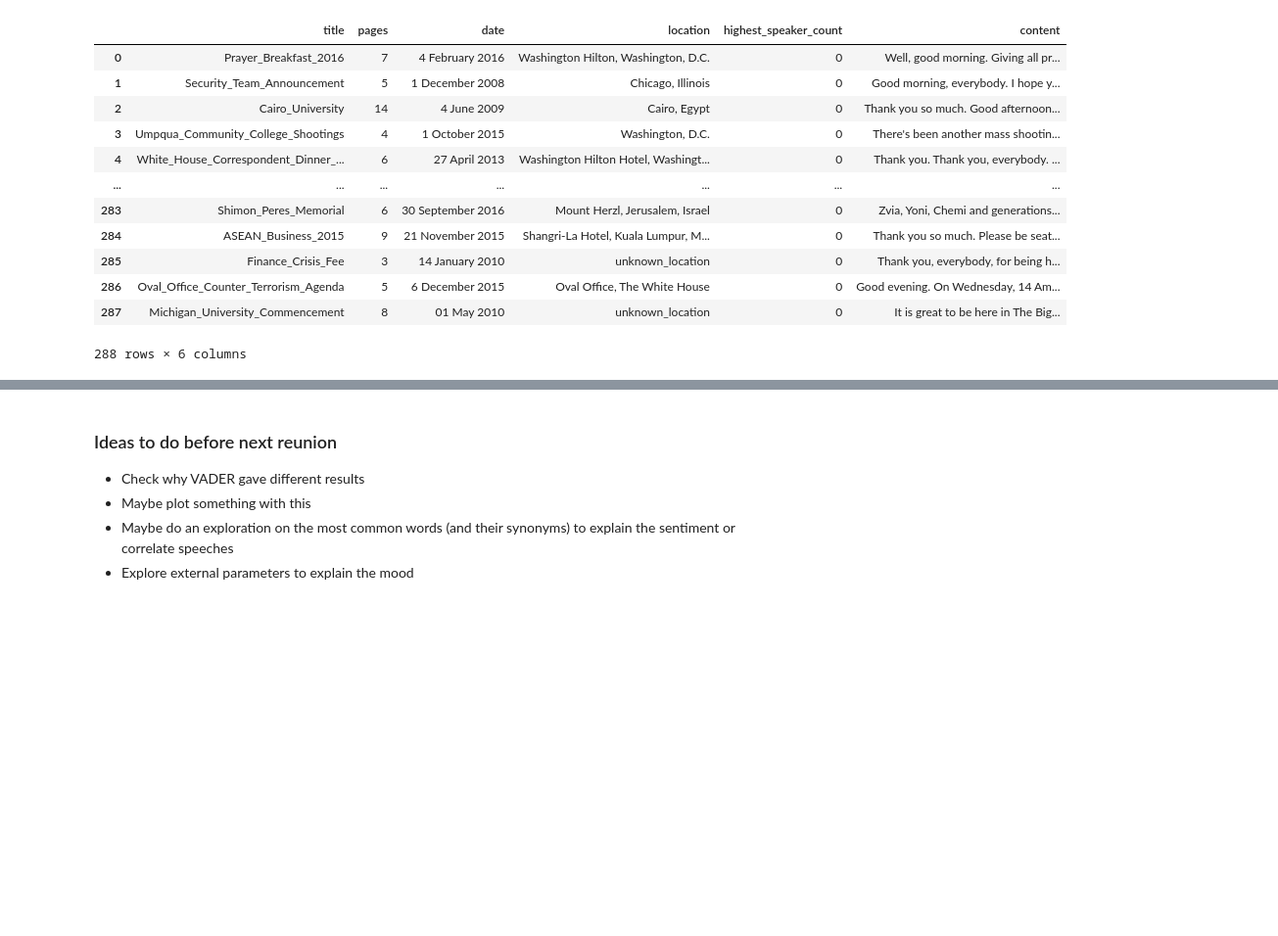
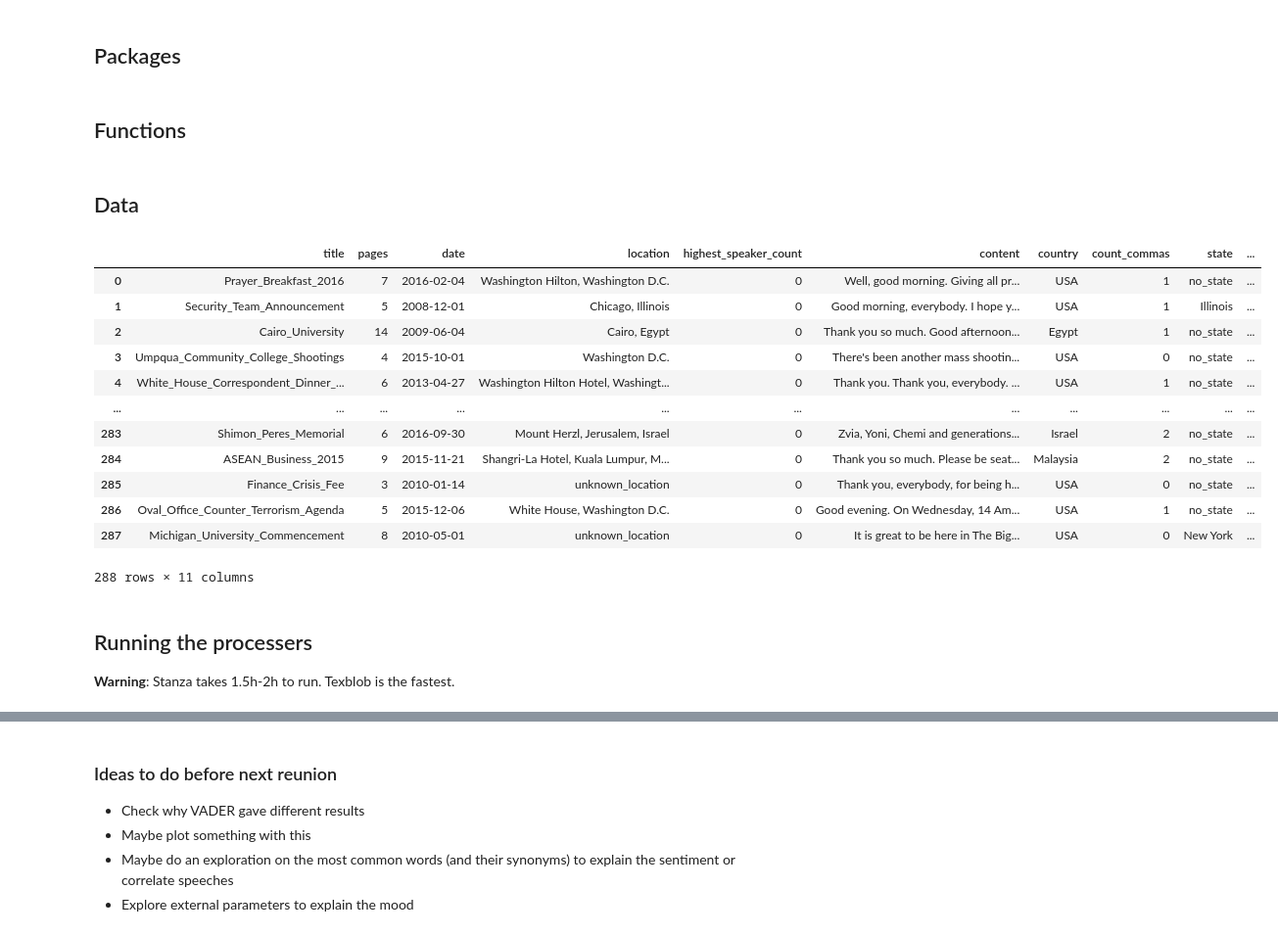
Before and after one commit to jfsalcedo10/mda-kuwait, a Jupyter notebook: Sentiment Analysis/SentimentAnalysis.ipynb, the cells around one changed output, grey strips where cells are left out. Shown at 98% size. Saved outputs shown, nothing was run; the diff lists cells and outputs as text; code cells hidden in the pictures; blank space fills up the shorter version.

```diff
--- a/Sentiment Analysis/SentimentAnalysis.ipynb
+++ b/Sentiment Analysis/SentimentAnalysis.ipynb
@@ -3,5 +3,7 @@
 
 **⛳️ Goal**: Analyzing the sentiments of the speeches using an unsupervised machine learning technique.
+# %% [markdown]
+## Packages
 # %%
 from pathlib import Path
 from vaderSentiment.vaderSentiment import SentimentIntensityAnalyzer
@@ -25,4 +27,6 @@ csv_path = project_path / "speeches_csv"
 
 # Other basics
 stanza.download('en',verbose=False)
+# %% [markdown]
+## Functions
 # %%
@@ -89,23 +109,25 @@ def vader_fn (string, j, max_j):
+# %% [markdown]
+## Data
 # %%
 # Adquire the speeches and clean for speeches (not interviews, to deal in the future)
-df = pd.read_csv(csv_path / "all_speeches.txt")
+df = pd.read_csv(csv_path / "all_speeches_cleaned.txt")
 OneSpeaker = df[ df["highest_speaker_count"] == 0 ]
 OneSpeaker.reset_index(drop=True, inplace=True)
 OneSpeaker
 # %% [output]
-|  | title | pages | date | location | highest_speaker_count | content |
-| 0 | Prayer_Breakfast_2016 | 7 | 4 February 2016 | Washington Hilton, Washington, D.C. | 0 | Well, good morning. Giving all pr... |
-| 1 | Security_Team_Announcement | 5 | 1 December 2008 | Chicago, Illinois | 0 | Good morning, everybody. I hope y... |
-| 2 | Cairo_University | 14 | 4 June 2009 | Cairo, Egypt | 0 | Thank you so much. Good afternoon... |
-| 3 | Umpqua_Community_College_Shootings | 4 | 1 October 2015 | Washington, D.C. | 0 | There's been another mass shootin... |
-| 4 | White_House_Correspondent_Dinner_... | 6 | 27 April 2013 | Washington Hilton Hotel, Washingt... | 0 | Thank you. Thank you, everybody. ... |
-| ... | ... | ... | ... | ... | ... | ... |
-| 283 | Shimon_Peres_Memorial | 6 | 30 September 2016 | Mount Herzl, Jerusalem, Israel | 0 | Zvia, Yoni, Chemi and generations... |
-| 284 | ASEAN_Business_2015 | 9 | 21 November 2015 | Shangri-La Hotel, Kuala Lumpur, M... | 0 | Thank you so much. Please be seat... |
-| 285 | Finance_Crisis_Fee | 3 | 14 January 2010 | unknown_location | 0 | Thank you, everybody, for being h... |
-| 286 | Oval_Office_Counter_Terrorism_Agenda | 5 | 6 December 2015 | Oval Office, The White House | 0 | Good evening. On Wednesday, 14 Am... |
-| 287 | Michigan_University_Commencement | 8 | 01 May 2010 | unknown_location | 0 | It is great to be here in The Big... |
+|  | title | pages | date | location | highest_speaker_count | content | country | count_commas | state | ... |
+| 0 | Prayer_Breakfast_2016 | 7 | 2016-02-04 | Washington Hilton, Washington D.C. | 0 | Well, good morning. Giving all pr... | USA | 1 | no_state | ... |
+| 1 | Security_Team_Announcement | 5 | 2008-12-01 | Chicago, Illinois | 0 | Good morning, everybody. I hope y... | USA | 1 | Illinois | ... |
+| 2 | Cairo_University | 14 | 2009-06-04 | Cairo, Egypt | 0 | Thank you so much. Good afternoon... | Egypt | 1 | no_state | ... |
+| 3 | Umpqua_Community_College_Shootings | 4 | 2015-10-01 | Washington D.C. | 0 | There's been another mass shootin... | USA | 0 | no_state | ... |
+| 4 | White_House_Correspondent_Dinner_... | 6 | 2013-04-27 | Washington Hilton Hotel, Washingt... | 0 | Thank you. Thank you, everybody. ... | USA | 1 | no_state | ... |
+| ... | ... | ... | ... | ... | ... | ... | ... | ... | ... | ... |
+| 283 | Shimon_Peres_Memorial | 6 | 2016-09-30 | Mount Herzl, Jerusalem, Israel | 0 | Zvia, Yoni, Chemi and generations... | Israel | 2 | no_state | ... |
+| 284 | ASEAN_Business_2015 | 9 | 2015-11-21 | Shangri-La Hotel, Kuala Lumpur, M... | 0 | Thank you so much. Please be seat... | Malaysia | 2 | no_state | ... |
+| 285 | Finance_Crisis_Fee | 3 | 2010-01-14 | unknown_location | 0 | Thank you, everybody, for being h... | USA | 0 | no_state | ... |
+| 286 | Oval_Office_Counter_Terrorism_Agenda | 5 | 2015-12-06 | White House, Washington D.C. | 0 | Good evening. On Wednesday, 14 Am... | USA | 1 | no_state | ... |
+| 287 | Michigan_University_Commencement | 8 | 2010-05-01 | unknown_location | 0 | It is great to be here in The Big... | USA | 0 | New York | ... |
-288 rows × 6 columns
+288 rows × 11 columns
 # %%
 # Test how to apply a function in a pandas dataframe and not break stuff (check cell 2 for context)
 def clean_txt(string):
@@ -122,5 +144,9 @@ OneSpeaker = OneSpeaker.assign(content = a)
 
 cont_save = OneSpeaker["content"].to_list()
 stop = len(cont_save)       # Change this to use all dataset
+# %% [markdown]
+## Running the processers
+
+**Warning**: Stanza takes 1.5h-2h to run. Texblob is the fastest.
 # %%
 # Run the Stanza sentiment analysis processor
```
Also changed, not shown: parts of 8 cells of this notebook, 7 other files.
